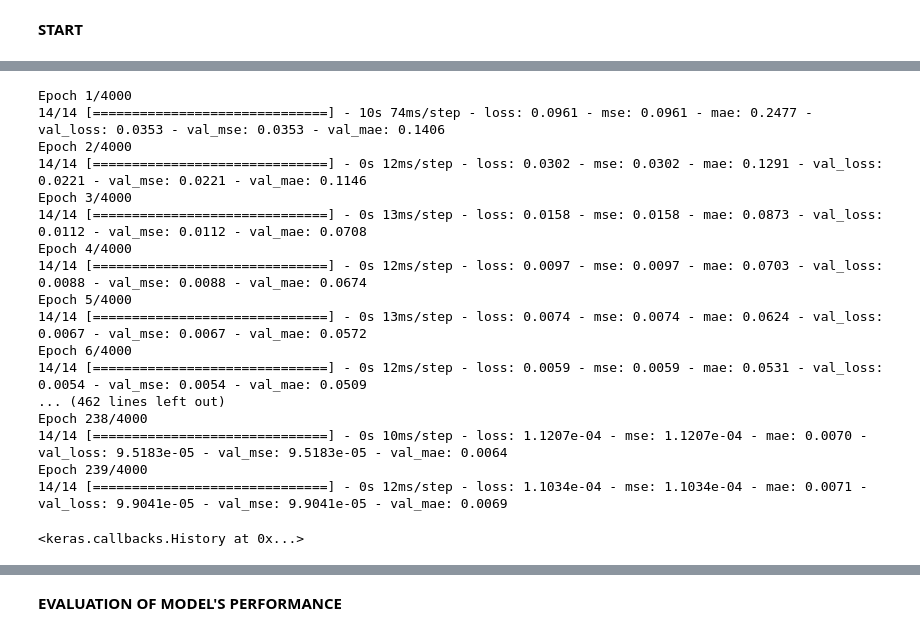
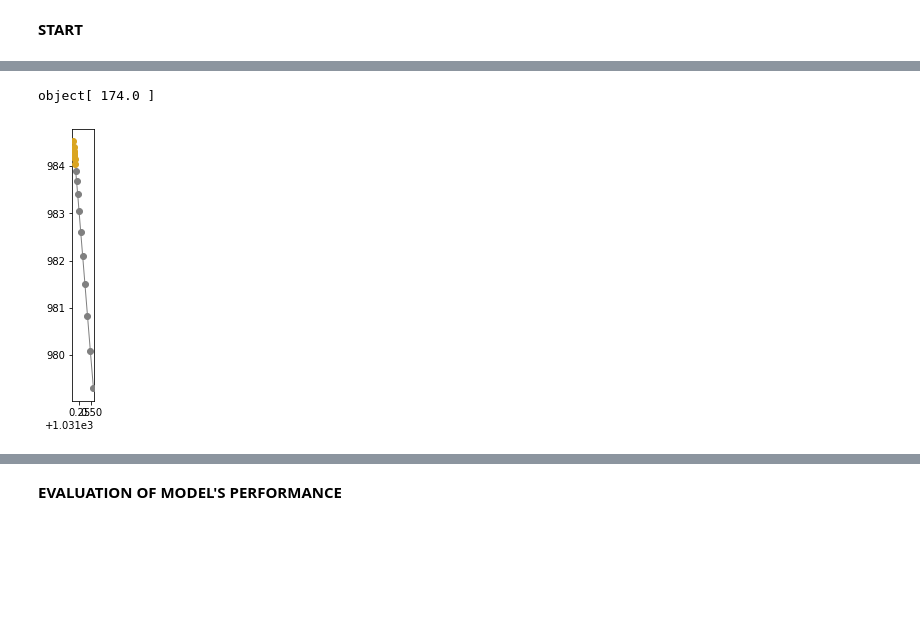
Before and after one commit to victorsergio/GNN-trajectory-prediction-2023, a Jupyter notebook: baseline-model.ipynb, the cells around one changed output, grey strips where cells are left out. Drawn from its saved outputs; the diff is of its cells as text; code cells hidden in the pictures; blank space fills up the shorter version.

```diff
--- a/baseline-model.ipynb
+++ b/baseline-model.ipynb
@@ -476,3 +334,9 @@ print_single_trajectory(scene_x_train,scene_y_train,None,2,0,show_map=False, zoo
+# %%
+#print_trajectory(x_train[:,:,:], y_train[:,:,:],y_train[:,:,3:5],0,show_map=False, zoom_map=False,debug=False)
+_ = print_trajectory(x_train[:,:,:], y_train[:,:,:],None,0,show_map=False, zoom_map=False,debug=False)
+# %% [output]
+object[ 174.0 ]
+[figure, added]
 # %%
 import tensorflow as tf
 
@@ -502,29 +366,10 @@ callbacks_list = [wandb_callback,early_stopping_callback]
 # Model training
 from sklearn.utils import shuffle
 model.fit(
-    scene_x_train, scene_y_train,
+    x_train_scaled[:,:,3:], y_train_scaled[:,:,3:5],
     validation_split=0.3,
     batch_size = 64, #128
     epochs=4000,  #1000
     shuffle = True,
     callbacks=callbacks_list,
 )
-# %% [output]
-Epoch 1/4000
-14/14 [==============================] - 10s 74ms/step - loss: 0.0961 - mse: 0.0961 - mae: 0.2477 - val_loss: 0.0353 - val_mse: 0.0353 - val_mae: 0.1406
-Epoch 2/4000
-14/14 [==============================] - 0s 12ms/step - loss: 0.0302 - mse: 0.0302 - mae: 0.1291 - val_loss: 0.0221 - val_mse: 0.0221 - val_mae: 0.1146
-Epoch 3/4000
-14/14 [==============================] - 0s 13ms/step - loss: 0.0158 - mse: 0.0158 - mae: 0.0873 - val_loss: 0.0112 - val_mse: 0.0112 - val_mae: 0.0708
-Epoch 4/4000
-14/14 [==============================] - 0s 12ms/step - loss: 0.0097 - mse: 0.0097 - mae: 0.0703 - val_loss: 0.0088 - val_mse: 0.0088 - val_mae: 0.0674
-Epoch 5/4000
-14/14 [==============================] - 0s 13ms/step - loss: 0.0074 - mse: 0.0074 - mae: 0.0624 - val_loss: 0.0067 - val_mse: 0.0067 - val_mae: 0.0572
-Epoch 6/4000
-14/14 [==============================] - 0s 12ms/step - loss: 0.0059 - mse: 0.0059 - mae: 0.0531 - val_loss: 0.0054 - val_mse: 0.0054 - val_mae: 0.0509
-... (462 lines left out)
-Epoch 238/4000
-14/14 [==============================] - 0s 10ms/step - loss: 1.1207e-04 - mse: 1.1207e-04 - mae: 0.0070 - val_loss: 9.5183e-05 - val_mse: 9.5183e-05 - val_mae: 0.0064
-Epoch 239/4000
-14/14 [==============================] - 0s 12ms/step - loss: 1.1034e-04 - mse: 1.1034e-04 - mae: 0.0071 - val_loss: 9.9041e-05 - val_mse: 9.9041e-05 - val_mae: 0.0069
-<keras.callbacks.History at 0x...>
```
Also changed, not shown: parts of 60 cells of this notebook, 1 other file.
